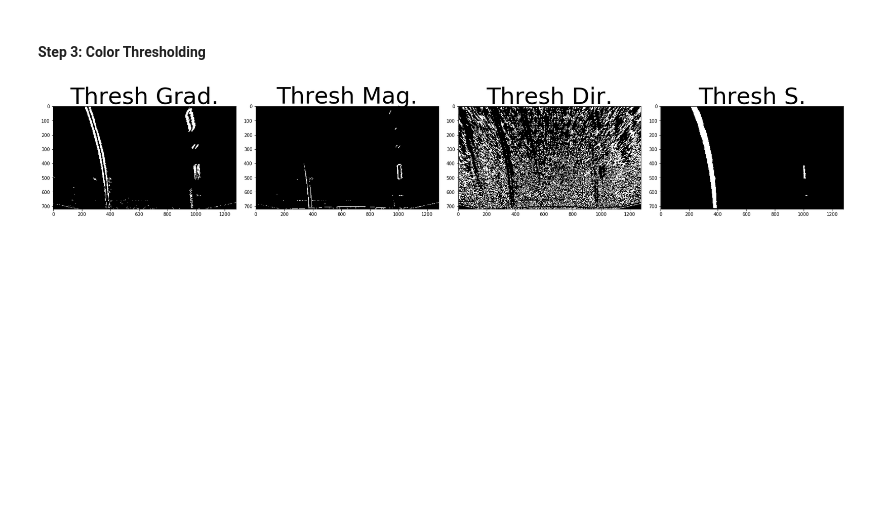
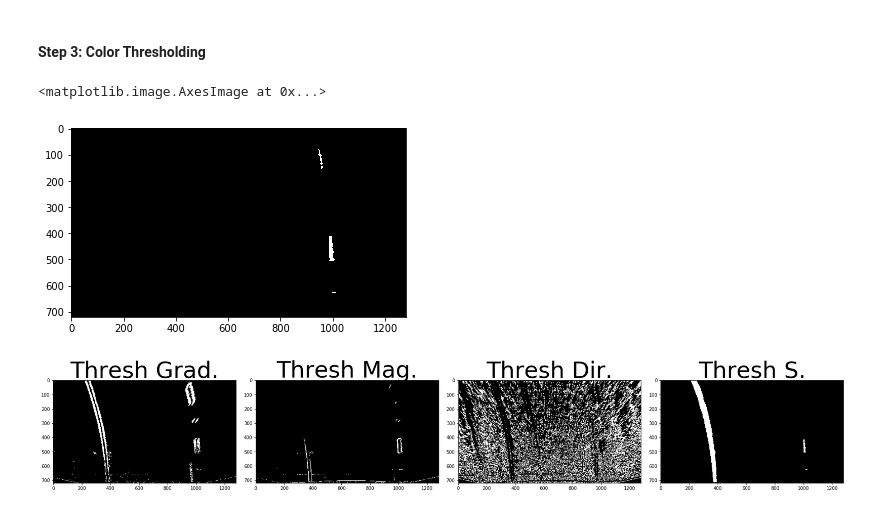
Before and after one commit to JieqingShi/CarND-Advanced-Lane-Lines, a Jupyter notebook: P2-Pipeline.ipynb, the cells around one changed output. Saved outputs shown, nothing was run; the diff lists cells and outputs as text; code cells hidden in the pictures; blank space fills up the shorter version.

```diff
--- a/P2-Pipeline.ipynb
+++ b/P2-Pipeline.ipynb
@@ -133,3 +102,8 @@ assert grad_binary.shape == mag_binary.shape == dir_binary.shape == hls_binary.s
+# %%
+plt.imshow(luv_l_binary, cmap="gray")
+# %% [output]
+<matplotlib.image.AxesImage at 0x...>
+[figure, added]
 # %%
 f, (ax1, ax2, ax3, ax4) = plt.subplots(1, 4, figsize=(24, 9))
 f.tight_layout()
```
Also changed, not shown: parts of 28 cells of this notebook, 40 other files.
